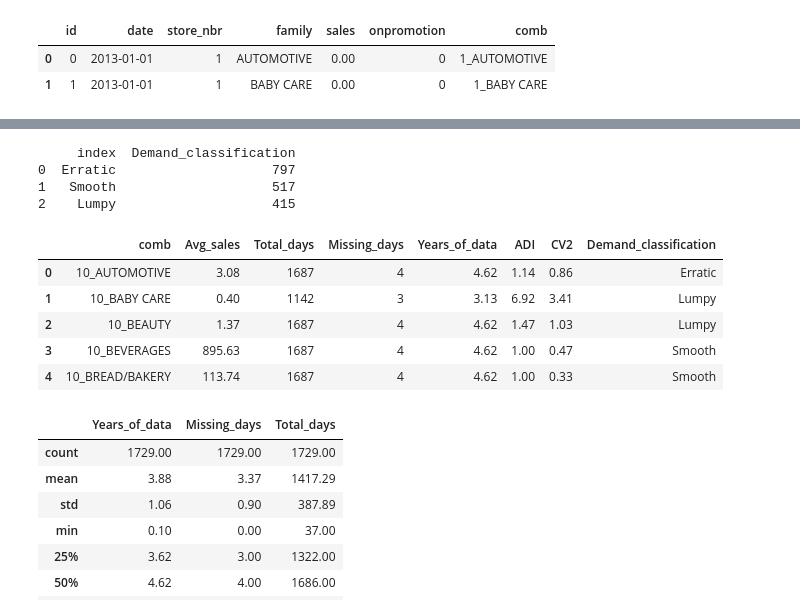
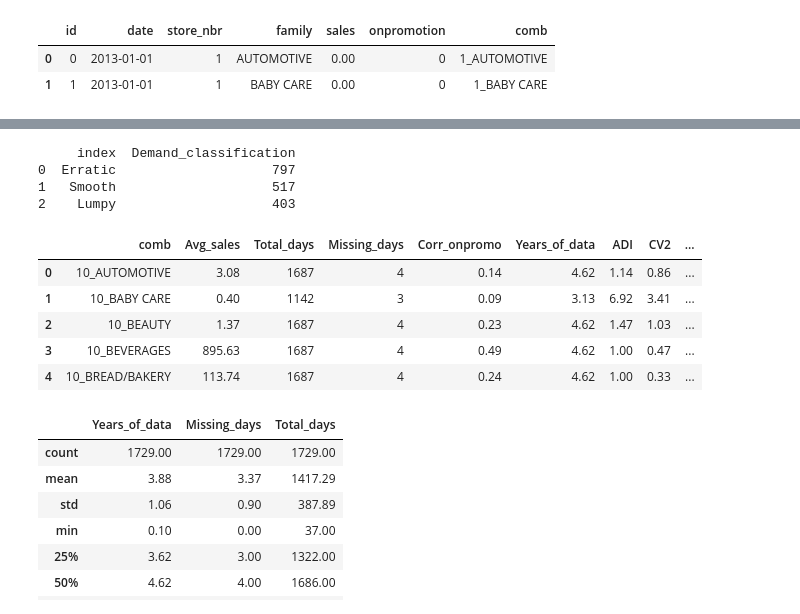
Before and after one commit to aishwarya-mm16/Store-sales-forecasting, a Jupyter notebook: EDA.ipynb, the cells around one changed output, grey strips where cells are left out. Cells and saved outputs as stored; diff of their text form; code cells hidden in the pictures.

Commit message:
eda of onpromotion variable added

```diff
--- a/EDA.ipynb
+++ b/EDA.ipynb
@@ -343,8 +344,12 @@ train_proc.head(2)
 | 1 | 1 | 2013-01-01 | 1 | BABY CARE | 0.00 | 0 | 1_BABY CARE |
 # %%
 # Separating combinations with no sales so that they can directly be assinged as zero
-no_sales_combs = list(set(train_proc['comb'].unique()) -
-set(train_proc[train_proc['sales']!=0]['comb'].unique()))
+no_sales_combs = list(set(train_proc['comb'].unique()) - # all combs
+set(train_proc[train_proc['sales']!=0]['comb'].unique())) # combs with non-zero sales
+no_sales_inlstyr_combs = list(set(train_proc['comb'].unique()) - # all combs
+set(train_proc[(train_proc['date']>=(data_end_date-timedelta(days=366))) &
+(train_proc['sales']!=0)]['comb'].unique())) # combs with non-zero sales in last year
 print('Count of combinations with no sales:', len(no_sales_combs))
+print('Count of combinations with no sales in last year:', len(no_sales_inlstyr_combs))
 # %% [output]
 Count of combinations with no sales: 53
@@ -376,44 +382,54 @@ def comb_info_calc(df):
     adi = len(df_all_dates)/df_act[df_act['sales']!=0].shape[0]
 
     # CV
     cv2 = variation(df_act['sales'])
-    return([avg_sales, days_tot, days_tot-days_pres, adi, cv2])
+
+    # Correlation with onpromotion
+    df_act['onpromotion'] = df_act['onpromotion'].fillna(0)
+    if ((df_act['onpromotion'].nunique()==1) |
+    (df_act['onpromotion'].nunique()==1)):
+        corr_val = 0
+    else:
+        corr_val = pearsonr(df_act['onpromotion'], df_act['sales'])[0]
+
+    return([avg_sales, days_tot, days_tot-days_pres, corr_val, adi, cv2])
 
 # Keeping only combs with sales
-train_proc_sales = train_proc[train_proc['comb'].isin(no_sales_combs)==False].copy()
+train_proc_sales = train_proc[train_proc['comb'].isin(no_sales_inlstyr_combs)==False].copy()
 
 comb_info_tb = train_proc_sales.groupby('comb').apply(
     comb_info_calc).reset_index().rename(columns={0: 'COMB_INFO'})
 comb_info_tb['Avg_sales'] = comb_info_tb['COMB_INFO'].map(lambda x: x[0])
 comb_info_tb['Total_days'] = comb_info_tb['COMB_INFO'].map(lambda x: x[1])
 comb_info_tb['Missing_days'] = comb_info_tb['COMB_INFO'].map(lambda x: x[2])
+comb_info_tb['Corr_onpromo'] = comb_info_tb['COMB_INFO'].map(lambda x: x[3])
 
 comb_info_tb['Years_of_data'] = comb_info_tb['Total_days']/365
 
 # Calculating adi, cv^2 and demand classification
-comb_info_tb['ADI'] = comb_info_tb['COMB_INFO'].map(lambda x: x[3])
-comb_info_tb['CV2'] = comb_info_tb['COMB_INFO'].map(lambda x: x[4])
+comb_info_tb['ADI'] = comb_info_tb['COMB_INFO'].map(lambda x: x[4])
+comb_info_tb['CV2'] = comb_info_tb['COMB_INFO'].map(lambda x: x[5])
 comb_info_tb.drop(columns=['COMB_INFO'], inplace=True)
 
 comb_info_tb['Demand_classification'] = np.where(
     (comb_info_tb['ADI']<1.32) & (comb_info_tb['CV2']<0.49), 'Smooth',
     np.where((comb_info_tb['ADI']>=1.32) & (comb_info_tb['CV2']<0.49), 'Intermittent',
     np.where((comb_info_tb['ADI']<1.32) & (comb_info_tb['CV2']>=0.49), 'Erratic', 'Lumpy'))
 )
 
 print(comb_info_tb['Demand_classification'].value_counts().reset_index())
 comb_info_tb.head()
 # %% [output]
      index  Demand_classification
 0  Erratic                    797
 1   Smooth                    517
-2    Lumpy                    415
+2    Lumpy                    403
-|  | comb | Avg_sales | Total_days | Missing_days | Years_of_data | ADI | CV2 | Demand_classification |
-| 0 | 10_AUTOMOTIVE | 3.08 | 1687 | 4 | 4.62 | 1.14 | 0.86 | Erratic |
-| 1 | 10_BABY CARE | 0.40 | 1142 | 3 | 3.13 | 6.92 | 3.41 | Lumpy |
-| 2 | 10_BEAUTY | 1.37 | 1687 | 4 | 4.62 | 1.47 | 1.03 | Lumpy |
-| 3 | 10_BEVERAGES | 895.63 | 1687 | 4 | 4.62 | 1.00 | 0.47 | Smooth |
-| 4 | 10_BREAD/BAKERY | 113.74 | 1687 | 4 | 4.62 | 1.00 | 0.33 | Smooth |
+|  | comb | Avg_sales | Total_days | Missing_days | Corr_onpromo | Years_of_data | ADI | CV2 | ... |
+| 0 | 10_AUTOMOTIVE | 3.08 | 1687 | 4 | 0.14 | 4.62 | 1.14 | 0.86 | ... |
+| 1 | 10_BABY CARE | 0.40 | 1142 | 3 | 0.09 | 3.13 | 6.92 | 3.41 | ... |
+| 2 | 10_BEAUTY | 1.37 | 1687 | 4 | 0.23 | 4.62 | 1.47 | 1.03 | ... |
+| 3 | 10_BEVERAGES | 895.63 | 1687 | 4 | 0.49 | 4.62 | 1.00 | 0.47 | ... |
+| 4 | 10_BREAD/BAKERY | 113.74 | 1687 | 4 | 0.24 | 4.62 | 1.00 | 0.33 | ... |
 # %%
 # 75% of the combinations have >=3.5 years of data, Maximum number of dates missing is 4
 comb_info_tb[['Years_of_data', 'Missing_days', 'Total_days']].describe()
```
Also changed, not shown: parts of 15 cells of this notebook.
